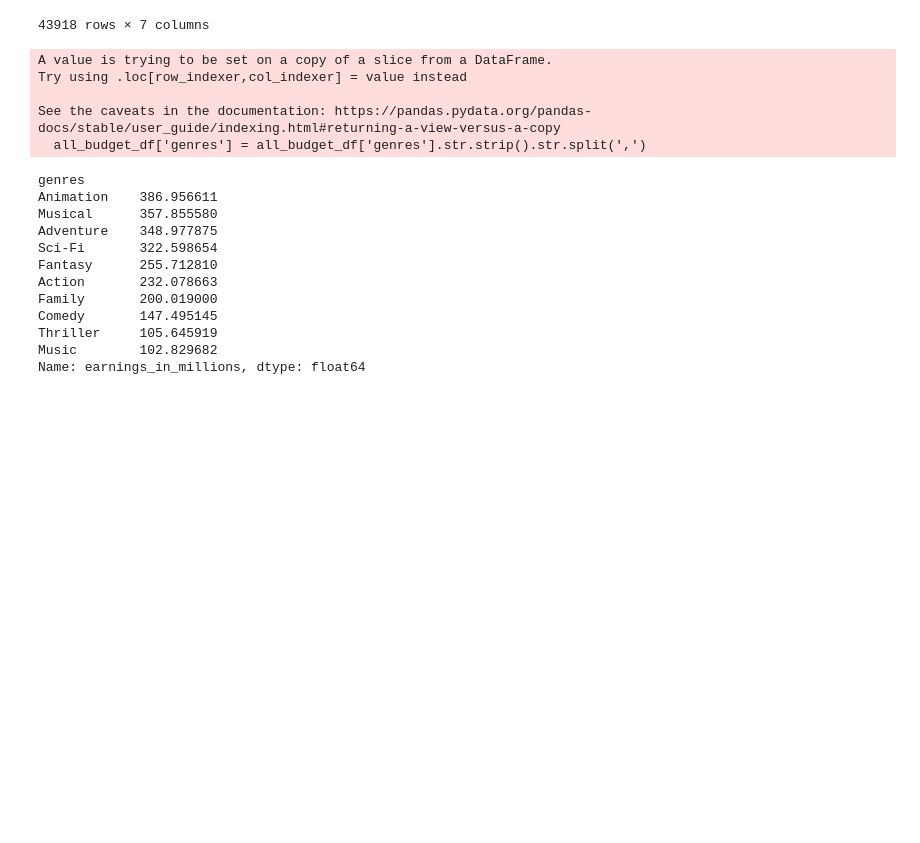
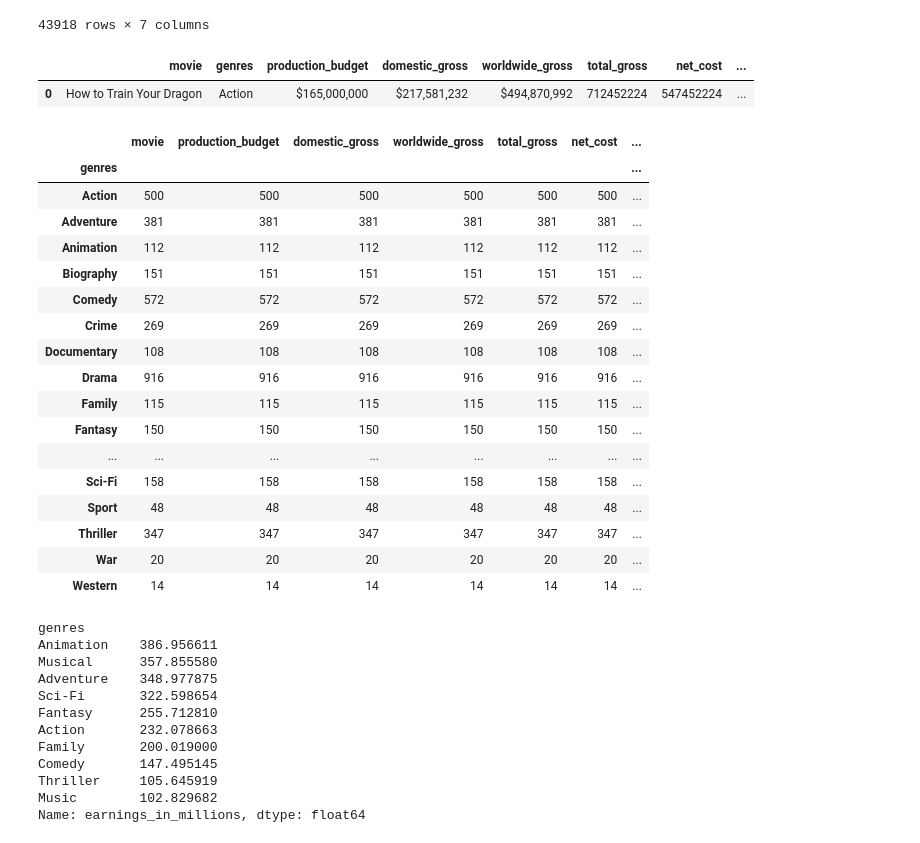
Before and after one commit to iansharff/microsoft_movies, a Jupyter notebook: individuals/eddie/Lin_E_data.ipynb, the cells around one changed output. Saved outputs shown, nothing was run; the diff lists cells and outputs as text; code cells hidden in the pictures; blank space fills up the shorter version.

Commit message:
modified data to aligh with results

```diff
--- a/individuals/eddie/Lin_E_data.ipynb
+++ b/individuals/eddie/Lin_E_data.ipynb
@@ -98,7 +90,7 @@ budget_df['net_cost'] = budget_df['total_gross'] - budget_df['production_$']
 #new df with only relevant info and sorted by the total gross
 budget_df_simplified = budget_df[['movie','genres','production_budget','domestic_gross','worldwide_gross','total_gross','net_cost']]
 display(budget_df_simplified)
-all_budget_df = budget_df_simplified.drop_duplicates(keep ='first')
+all_budget_df = budget_df_simplified.drop_duplicates(keep ='first').copy()
 #p_cost_simplified.sort_values(by= 'total_gross', ascending = False)
 # %% [output]
 |  | movie | genres | production_budget | domestic_gross | worldwide_gross | total_gross | net_cost |
@@ -116,16 +108,37 @@ all_budget_df = budget_df_simplified.drop_duplicates(keep ='first')
 43918 rows × 7 columns
 # %%
 all_budget_df['genres'] = all_budget_df['genres'].str.strip().str.split(',')
-# %% [output]
-A value is trying to be set on a copy of a slice from a DataFrame.
-Try using .loc[row_indexer,col_indexer] = value instead
-
-See the caveats in the documentation: https://pandas.pydata.org/pandas-docs/stable/user_guide/indexing.html#returning-a-view-versus-a-copy
-  all_budget_df['genres'] = all_budget_df['genres'].str.strip().str.split(',')
 # %%
 single_category_budget_df = all_budget_df.explode('genres')
 # %%
 single_category_budget_df['net_cost'] = single_category_budget_df['net_cost'].astype(int)
+# %%
+single_category_budget_df.head(1)
+# %% [output]
+|  | movie | genres | production_budget | domestic_gross | worldwide_gross | total_gross | net_cost | ... |
+| 0 | How to Train Your Dragon | Action | $165,000,000 | $217,581,232 | $494,870,992 | 712452224 | 547452224 | ... |
+# %%
+single_category_budget_df.groupby('genres').count()
+#single_category_budget_df.describe()
+# %% [output]
+|  | movie | production_budget | domestic_gross | worldwide_gross | total_gross | net_cost | ... |
+| genres |  |  |  |  |  |  | ... |
+| Action | 500 | 500 | 500 | 500 | 500 | 500 | ... |
+| Adventure | 381 | 381 | 381 | 381 | 381 | 381 | ... |
+| Animation | 112 | 112 | 112 | 112 | 112 | 112 | ... |
+| Biography | 151 | 151 | 151 | 151 | 151 | 151 | ... |
+| Comedy | 572 | 572 | 572 | 572 | 572 | 572 | ... |
+| Crime | 269 | 269 | 269 | 269 | 269 | 269 | ... |
+| Documentary | 108 | 108 | 108 | 108 | 108 | 108 | ... |
+| Drama | 916 | 916 | 916 | 916 | 916 | 916 | ... |
+| Family | 115 | 115 | 115 | 115 | 115 | 115 | ... |
+| Fantasy | 150 | 150 | 150 | 150 | 150 | 150 | ... |
+| ... | ... | ... | ... | ... | ... | ... | ... |
+| Sci-Fi | 158 | 158 | 158 | 158 | 158 | 158 | ... |
+| Sport | 48 | 48 | 48 | 48 | 48 | 48 | ... |
+| Thriller | 347 | 347 | 347 | 347 | 347 | 347 | ... |
+| War | 20 | 20 | 20 | 20 | 20 | 20 | ... |
+| Western | 14 | 14 | 14 | 14 | 14 | 14 | ... |
 # %%
 single_category_budget_df['earnings_in_millions'] = single_category_budget_df['net_cost']/1000000
 # %%
```
Also changed, not shown: parts of 2 cells of this notebook.
